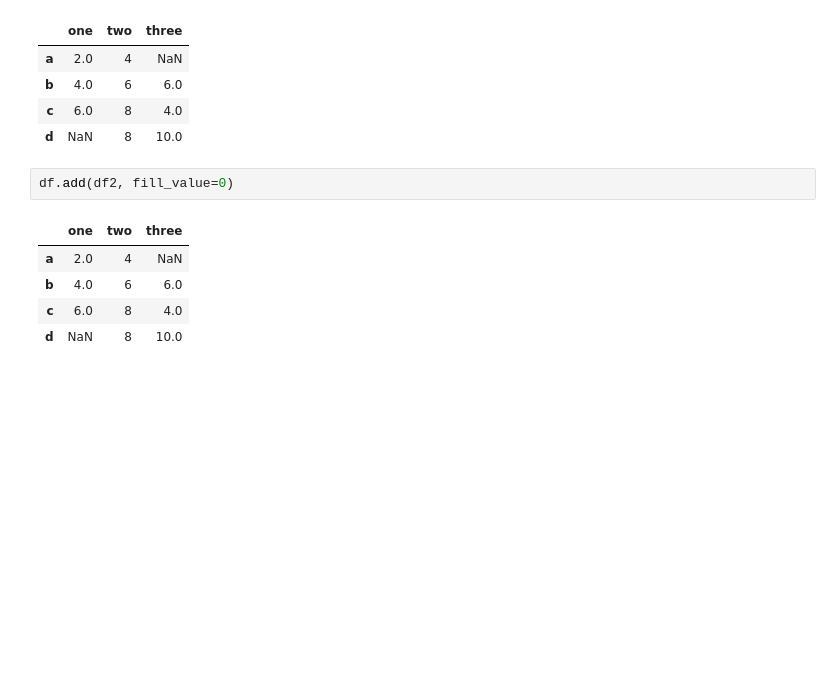
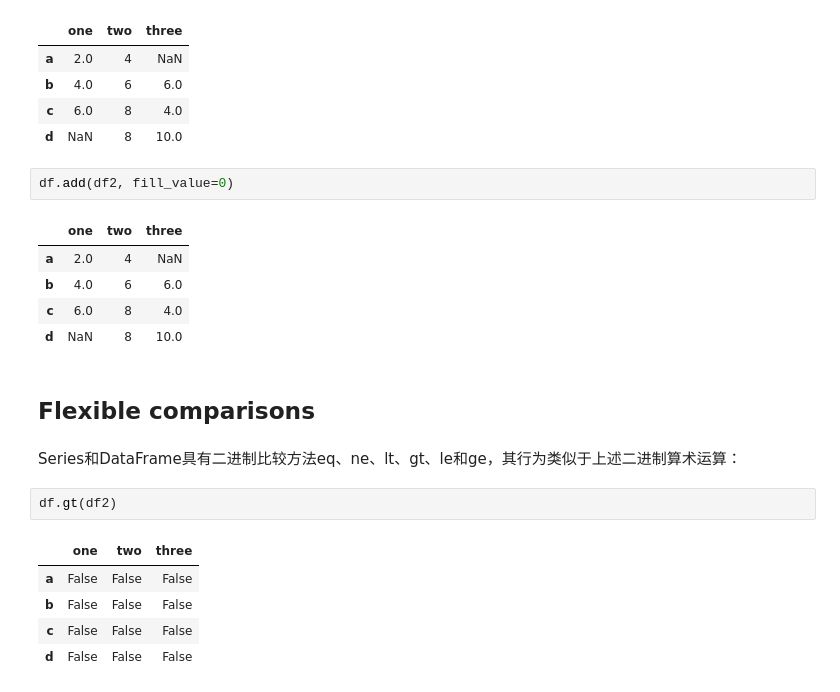
Before and after one commit to mangxiao2018/PandasSample, a Jupyter notebook: 100004-必会函数.ipynb, the cells around one changed output. Saved outputs shown, nothing was run; the diff lists cells and outputs as text; blank space fills up the shorter version.

Commit message:
Flexible comparisons

```diff
--- a/100004-必会函数.ipynb
+++ b/100004-必会函数.ipynb
@@ -428,3 +428,15 @@ df.add(df2, fill_value=0)
 | b | 4.0 | 6 | 6.0 |
 | c | 6.0 | 8 | 4.0 |
 | d | NaN | 8 | 10.0 |
+# %% [markdown]
+## Flexible comparisons
+# %% [markdown]
+Series和DataFrame具有二进制比较方法eq、ne、lt、gt、le和ge，其行为类似于上述二进制算术运算：
+# %%
+df.gt(df2)
+# %% [output]
+|  | one | two | three |
+| a | False | False | False |
+| b | False | False | False |
+| c | False | False | False |
+| d | False | False | False |
```
Also changed, not shown: parts of 12 cells of this notebook.
